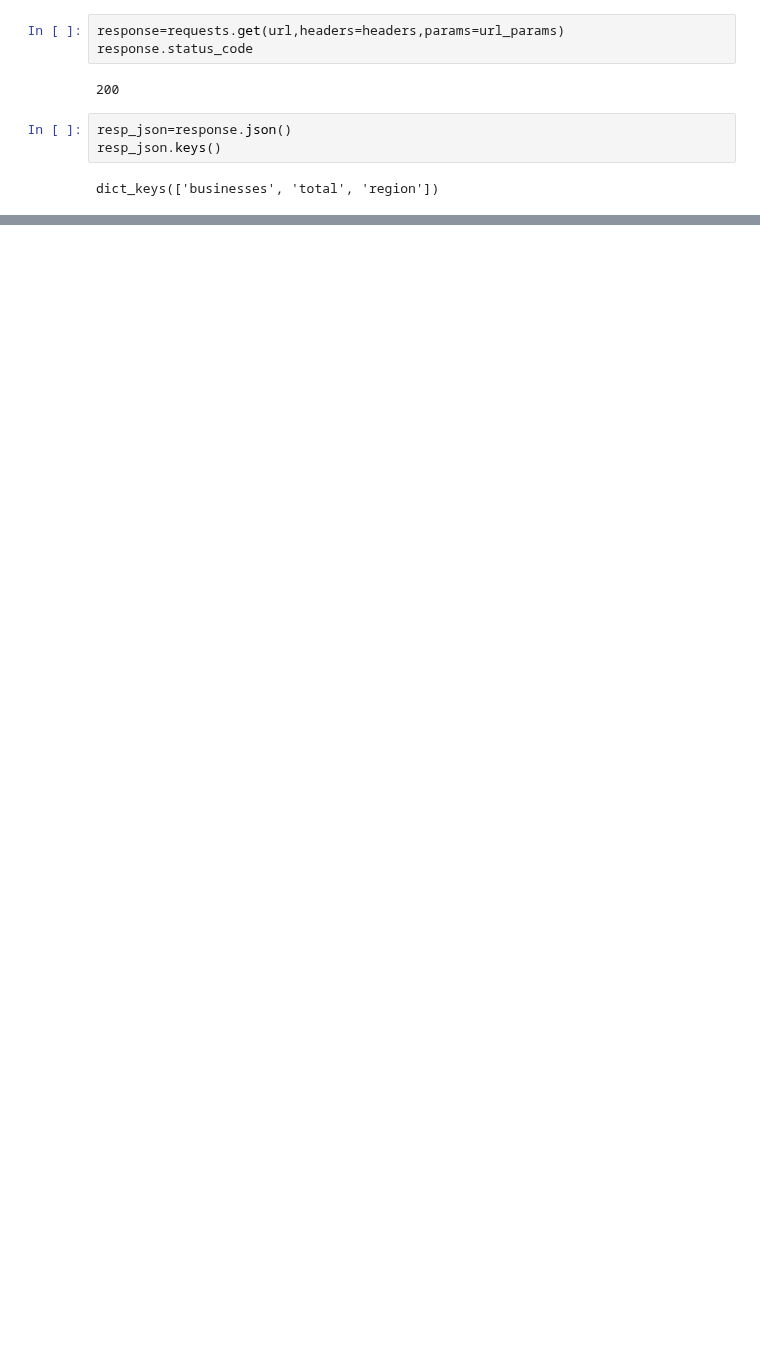
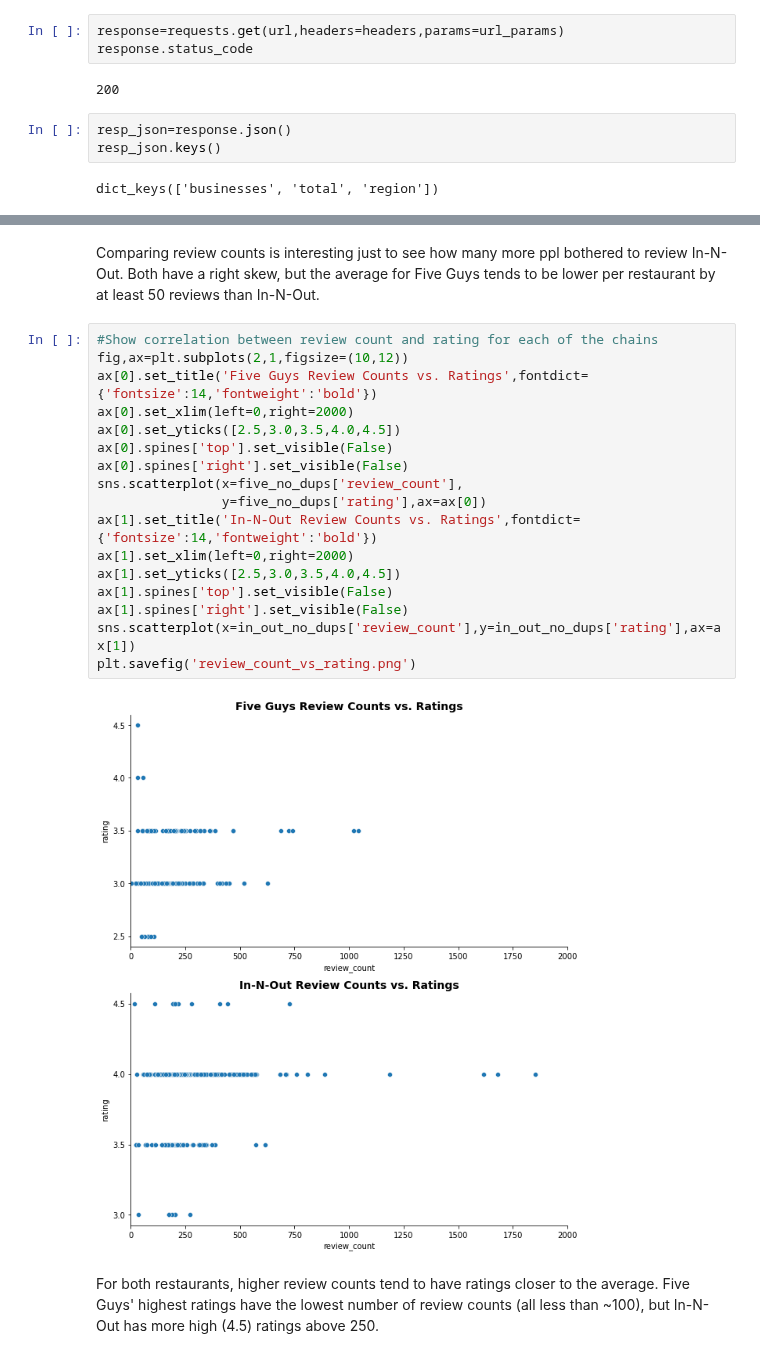
Before and after one commit to morganFitzg/burger-research, a Jupyter notebook: burgers.ipynb, the cells around one changed output, grey strips where cells are left out. Cells and saved outputs as stored; diff of their text form; blank space fills up the shorter version.

```diff
--- a/burgers.ipynb
+++ b/burgers.ipynb
@@ -120,0 +672,23 @@ Would then add/extend this to existing list...would have to decide whether to do
+# %% [markdown]
+Comparing review counts is interesting just to see how many more ppl bothered to review In-N-Out. Both have a right skew, but the average for Five Guys tends to be lower per restaurant by at least 50 reviews than In-N-Out.
+# %%
+#Show correlation between review count and rating for each of the chains
+fig,ax=plt.subplots(2,1,figsize=(10,12))
+ax[0].set_title('Five Guys Review Counts vs. Ratings',fontdict={'fontsize':14,'fontweight':'bold'})
+ax[0].set_xlim(left=0,right=2000)
+ax[0].set_yticks([2.5,3.0,3.5,4.0,4.5])
+ax[0].spines['top'].set_visible(False)
+ax[0].spines['right'].set_visible(False)
+sns.scatterplot(x=five_no_dups['review_count'],
+                y=five_no_dups['rating'],ax=ax[0])
+ax[1].set_title('In-N-Out Review Counts vs. Ratings',fontdict={'fontsize':14,'fontweight':'bold'})
+ax[1].set_xlim(left=0,right=2000)
+ax[1].set_yticks([2.5,3.0,3.5,4.0,4.5])
+ax[1].spines['top'].set_visible(False)
+ax[1].spines['right'].set_visible(False)
+sns.scatterplot(x=in_out_no_dups['review_count'],y=in_out_no_dups['rating'],ax=ax[1])
+plt.savefig('review_count_vs_rating.png')
+# %% [output]
+[figure, added]
+# %% [markdown]
+For both restaurants, higher review counts tend to have ratings closer to the average.  Five Guys' highest ratings have the lowest number of review counts (all less than ~100), but In-N-Out has more high (4.5) ratings above 250.
```
Also changed, not shown: parts of 62 cells of this notebook.
